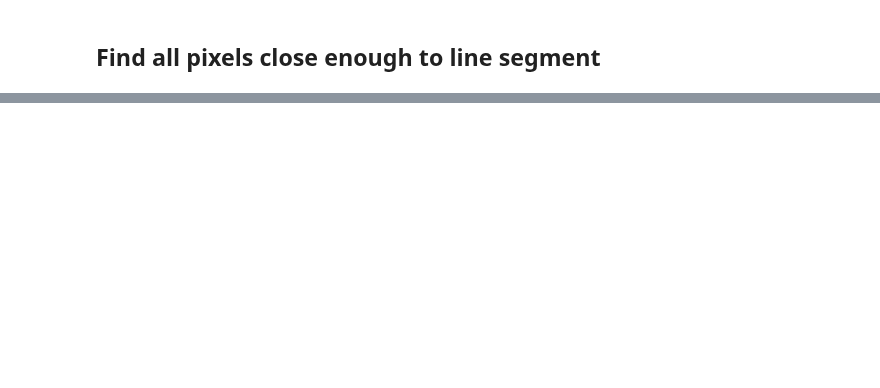
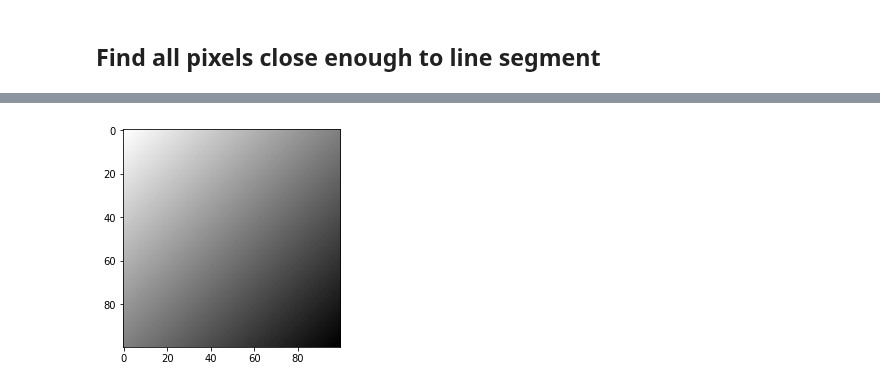
Before and after one commit to peteflorence/pixels_to_torques, a Jupyter notebook: pixels_to_torques.ipynb, the cells around one changed output, grey strips where cells are left out. Cells and saved outputs as stored; diff of their text form; code cells hidden in the pictures; blank space fills up the shorter version.

```diff
--- a/pixels_to_torques.ipynb
+++ b/pixels_to_torques.ipynb
@@ -194,0 +225,9 @@ print torch.dot(A - B, torch_flip(P)) + torch_det(A, B)
+# %%
+for i, row in enumerate(img):
+    for j, val in enumerate(row):
+        img[i,j] = i + j
+
+plt.imshow(img, cmap=plt.get_cmap('gray_r'))
+plt.show()
+# %% [output]
+[figure, added]
```
Also changed, not shown: parts of 6 cells of this notebook.
